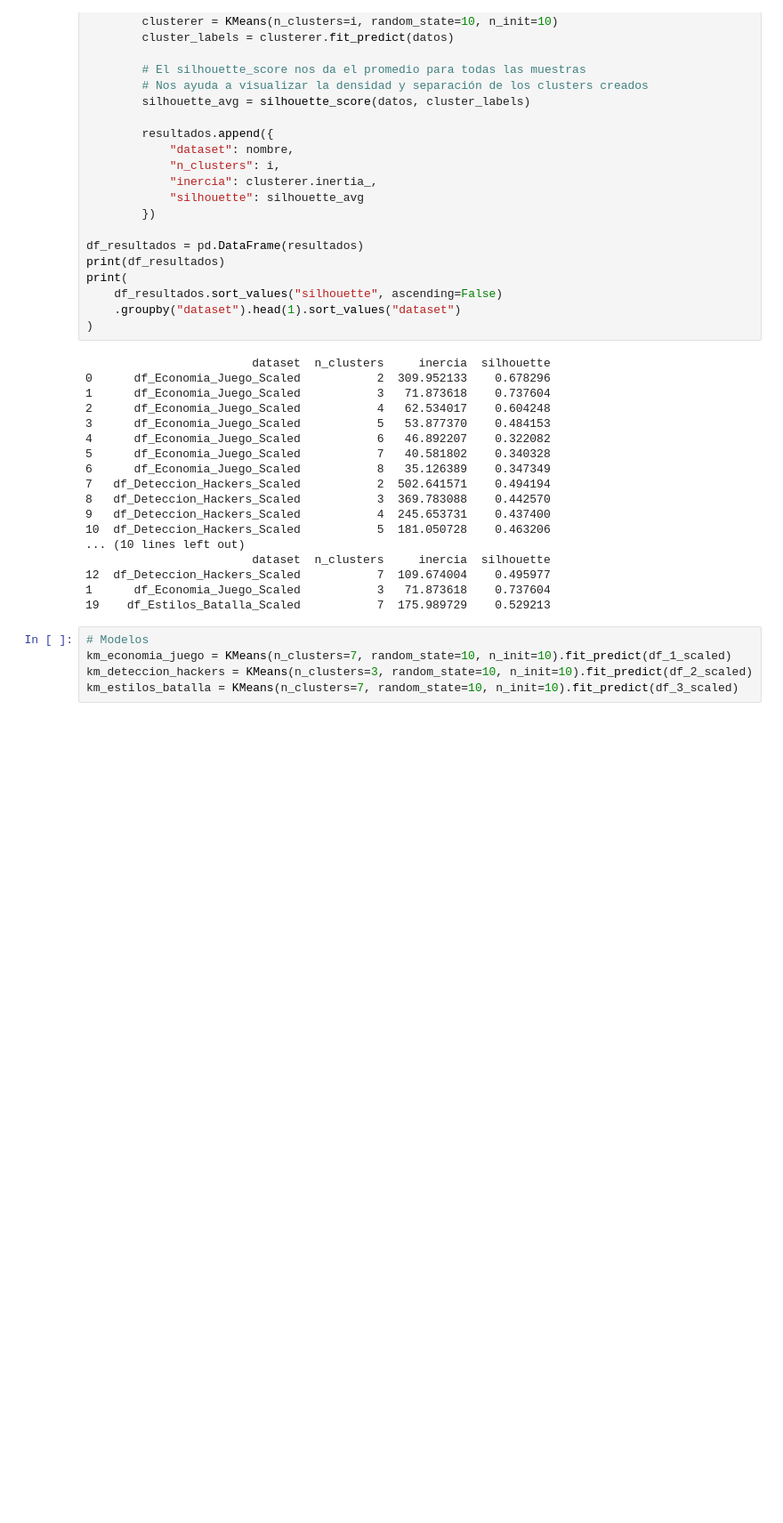
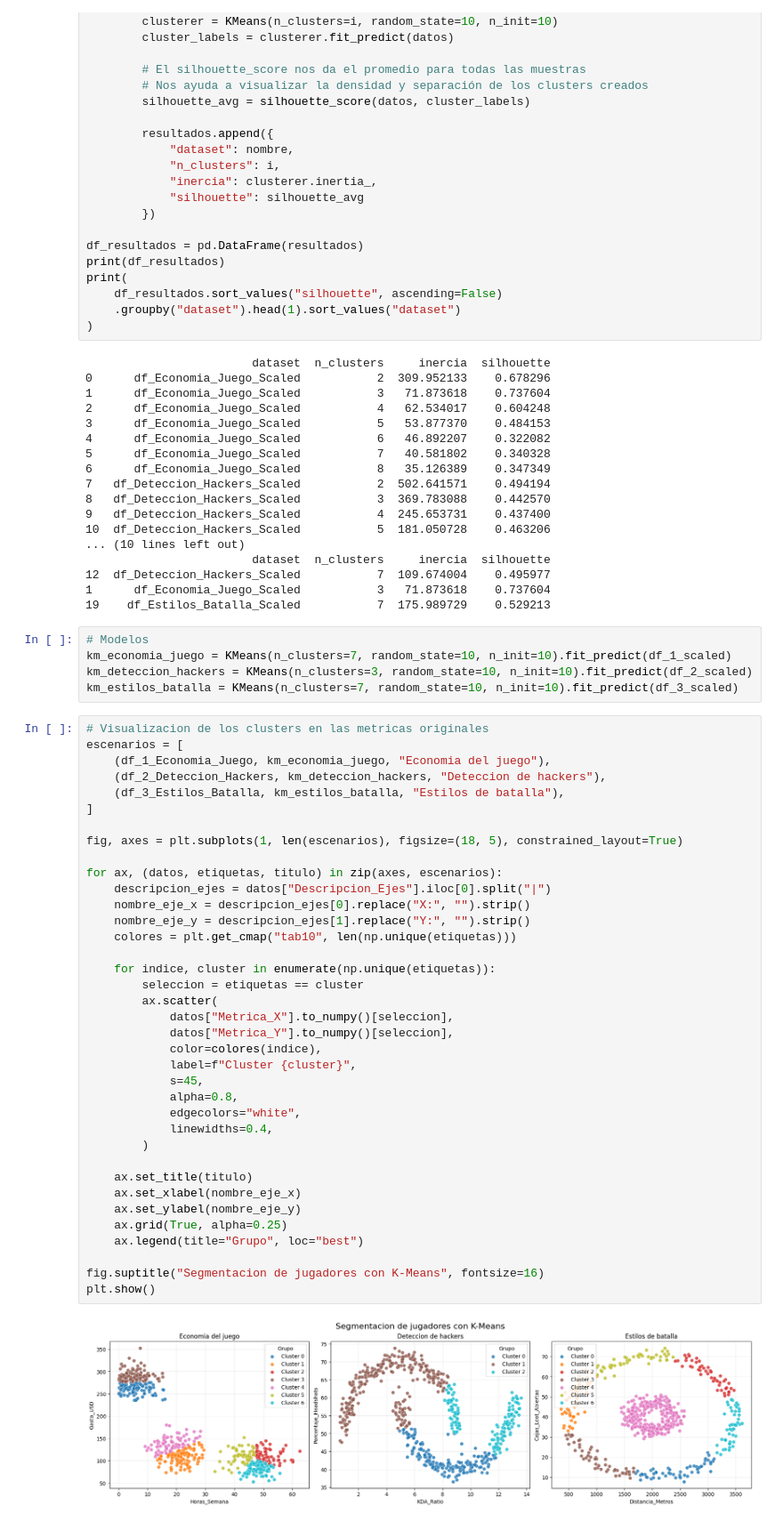
Before and after one commit to Diego-TD/data-mining-team, a Jupyter notebook: k-means.ipynb, the cells around one changed output. Shown at 89% size. Saved outputs shown, nothing was run; the diff lists cells and outputs as text; blank space fills up the shorter version.

Commit message:
Visualizacion de clusters

```diff
--- a/k-means.ipynb
+++ b/k-means.ipynb
@@ -114,3 +114,42 @@ print(
 km_economia_juego = KMeans(n_clusters=7, random_state=10, n_init=10).fit_predict(df_1_scaled)
 km_deteccion_hackers = KMeans(n_clusters=3, random_state=10, n_init=10).fit_predict(df_2_scaled)
 km_estilos_batalla = KMeans(n_clusters=7, random_state=10, n_init=10).fit_predict(df_3_scaled)
+# %%
+# Visualizacion de los clusters en las metricas originales
+escenarios = [
+    (df_1_Economia_Juego, km_economia_juego, "Economia del juego"),
+    (df_2_Deteccion_Hackers, km_deteccion_hackers, "Deteccion de hackers"),
+    (df_3_Estilos_Batalla, km_estilos_batalla, "Estilos de batalla"),
+]
+
+fig, axes = plt.subplots(1, len(escenarios), figsize=(18, 5), constrained_layout=True)
+
+for ax, (datos, etiquetas, titulo) in zip(axes, escenarios):
+    descripcion_ejes = datos["Descripcion_Ejes"].iloc[0].split("|")
+    nombre_eje_x = descripcion_ejes[0].replace("X:", "").strip()
+    nombre_eje_y = descripcion_ejes[1].replace("Y:", "").strip()
+    colores = plt.get_cmap("tab10", len(np.unique(etiquetas)))
+
+    for indice, cluster in enumerate(np.unique(etiquetas)):
+        seleccion = etiquetas == cluster
+        ax.scatter(
+            datos["Metrica_X"].to_numpy()[seleccion],
+            datos["Metrica_Y"].to_numpy()[seleccion],
+            color=colores(indice),
+            label=f"Cluster {cluster}",
+            s=45,
+            alpha=0.8,
+            edgecolors="white",
+            linewidths=0.4,
+        )
+
+    ax.set_title(titulo)
+    ax.set_xlabel(nombre_eje_x)
+    ax.set_ylabel(nombre_eje_y)
+    ax.grid(True, alpha=0.25)
+    ax.legend(title="Grupo", loc="best")
+
+fig.suptitle("Segmentacion de jugadores con K-Means", fontsize=16)
+plt.show()
+# %% [output]
+[figure, added]
```
